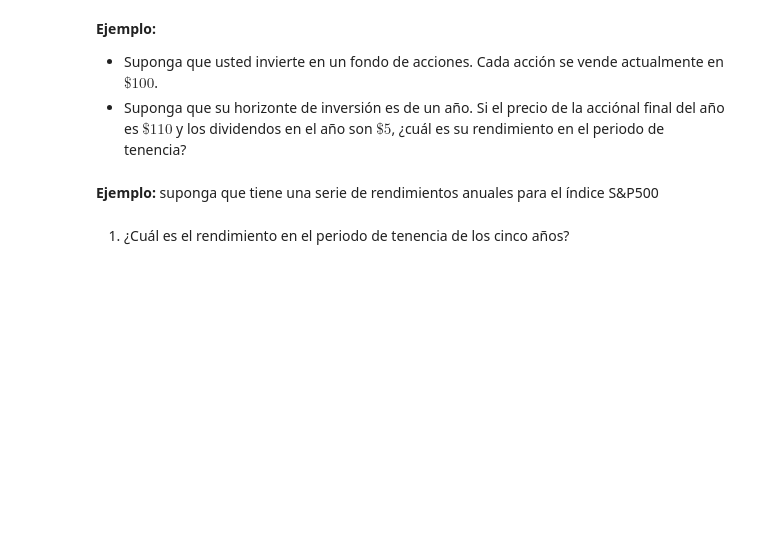
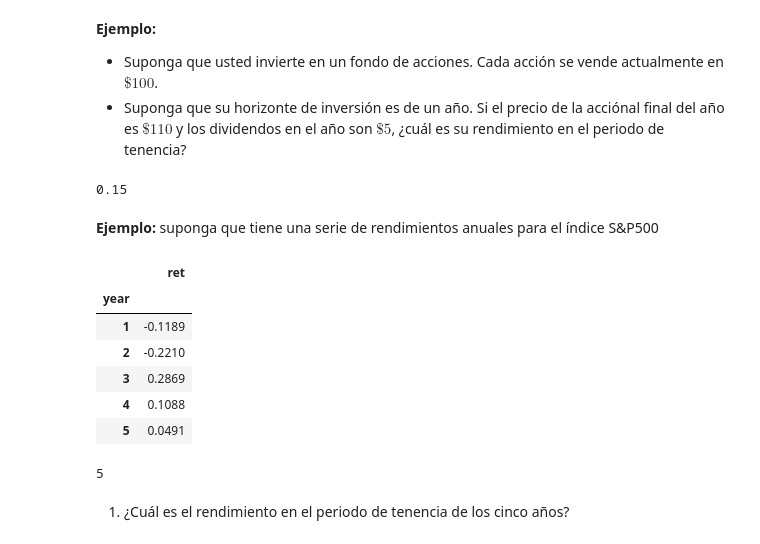
Before and after one commit to neto10m/porinvp2023, a Jupyter notebook: Modulo1/Clase3_RentRiesgo.ipynb, the cells around one changed output. Saved outputs shown, nothing was run; the diff lists cells and outputs as text; code cells hidden in the pictures; blank space fills up the shorter version.

```diff
--- a/Modulo1/Clase3_RentRiesgo.ipynb
+++ b/Modulo1/Clase3_RentRiesgo.ipynb
@@ -124,6 +124,14 @@ El **rendimiento** que se obtiene al invertir en un activo sobre un periodo se p
 **Ejemplo:**
 - Suponga que usted invierte en un fondo de acciones. Cada acción se vende actualmente en $\$100$.
 - Suponga que su horizonte de inversión es de un año. Si el precio de la acciónal final del año es $\$110$ y los dividendos en el año son $\$5$, ¿cuál es su rendimiento en el periodo de tenencia?
+# %%
+p0 = 100
+p1 = 110
+div1 = 5
+r1 = (p1 + div1 - p0) / p0
+r1
+# %% [output]
+0.15
 # %% [markdown]
 **Ejemplo:** suponga que tiene una serie de rendimientos anuales para el índice S&P500
 # %%
@@ -133,6 +142,20 @@ El **rendimiento** que se obtiene al invertir en un activo sobre un periodo se p
 tabla = pd.DataFrame(columns=['ret'], index=range(1, 6))
 tabla.index.name = 'year'
 tabla['ret'] = [-0.1189, -0.2210, 0.2869, 0.1088, 0.0491]
+# %%
+tabla
+# %% [output]
+|  | ret |
+| year |  |
+| 1 | -0.1189 |
+| 2 | -0.2210 |
+| 3 | 0.2869 |
+| 4 | 0.1088 |
+| 5 | 0.0491 |
+# %%
+tabla.shape[0]
+# %% [output]
+5
 # %% [markdown]
 1. ¿Cuál es el rendimiento en el periodo de tenencia de los cinco años?
 # %% [markdown]
```
Also changed, not shown: parts of 20 cells of this notebook.
